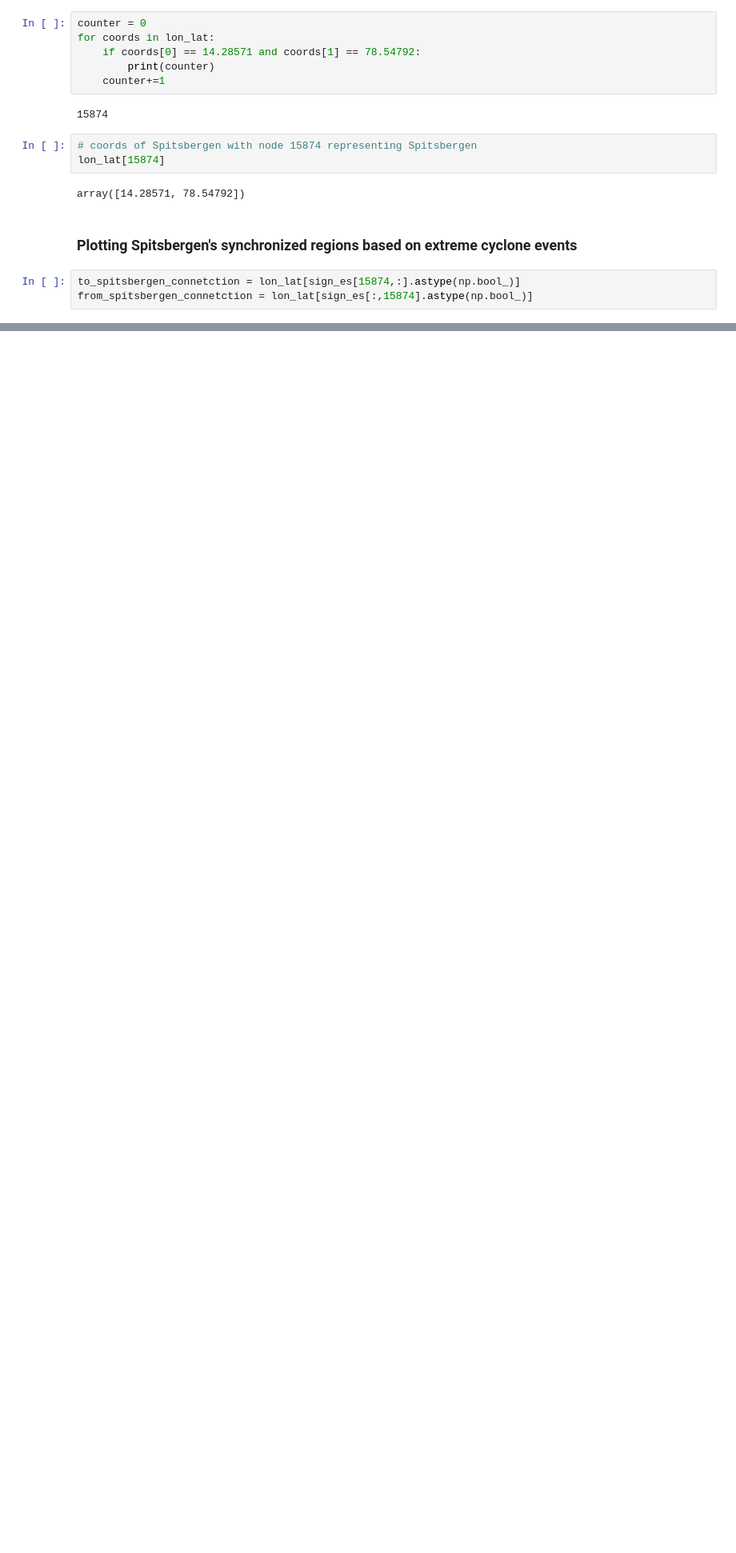
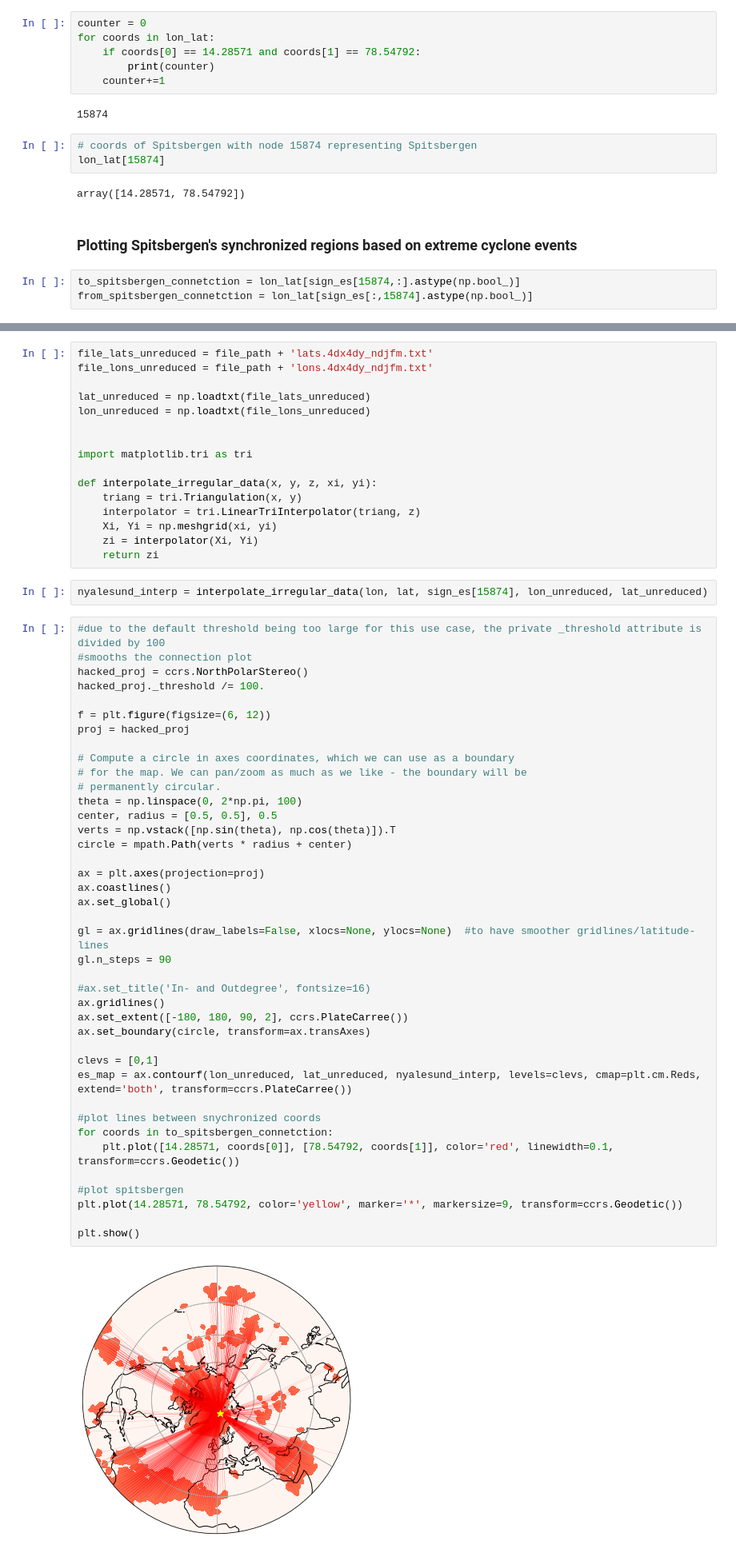
Before and after one commit to OzanSahin92/MtPlus, a Jupyter notebook: notebooks/Es_Maps.ipynb, the cells around one changed output, grey strips where cells are left out. Shown: that part at 80% size. Saved outputs shown, nothing was run; the diff lists cells and outputs as text; blank space fills up the shorter version.

```diff
--- a/notebooks/Es_Maps.ipynb
+++ b/notebooks/Es_Maps.ipynb
@@ -178,0 +181,60 @@ print(to_spitsbergen_connetction.shape, from_spitsbergen_connetction.shape)
+# %%
+file_lats_unreduced = file_path + 'lats.4dx4dy_ndjfm.txt'
+file_lons_unreduced = file_path + 'lons.4dx4dy_ndjfm.txt'
+
+lat_unreduced = np.loadtxt(file_lats_unreduced)
+lon_unreduced = np.loadtxt(file_lons_unreduced)
+
+
+import matplotlib.tri as tri
+
+def interpolate_irregular_data(x, y, z, xi, yi):
+    triang = tri.Triangulation(x, y)
+    interpolator = tri.LinearTriInterpolator(triang, z)
+    Xi, Yi = np.meshgrid(xi, yi)
+    zi = interpolator(Xi, Yi)
+    return zi
+# %%
+nyalesund_interp = interpolate_irregular_data(lon, lat, sign_es[15874], lon_unreduced, lat_unreduced)
+# %%
+#due to the default threshold being too large for this use case, the private _threshold attribute is divided by 100
+#smooths the connection plot
+hacked_proj = ccrs.NorthPolarStereo()
+hacked_proj._threshold /= 100.
+
+f = plt.figure(figsize=(6, 12))
+proj = hacked_proj
+
+# Compute a circle in axes coordinates, which we can use as a boundary
+# for the map. We can pan/zoom as much as we like - the boundary will be
+# permanently circular.
+theta = np.linspace(0, 2*np.pi, 100)
+center, radius = [0.5, 0.5], 0.5
+verts = np.vstack([np.sin(theta), np.cos(theta)]).T
+circle = mpath.Path(verts * radius + center)
+
+ax = plt.axes(projection=proj)
+ax.coastlines()
+ax.set_global()
+
+gl = ax.gridlines(draw_labels=False, xlocs=None, ylocs=None)  #to have smoother gridlines/latitude-lines
+gl.n_steps = 90
+
+#ax.set_title('In- and Outdegree', fontsize=16)
+ax.gridlines()
+ax.set_extent([-180, 180, 90, 2], ccrs.PlateCarree())
+ax.set_boundary(circle, transform=ax.transAxes)
+
+clevs = [0,1]
+es_map = ax.contourf(lon_unreduced, lat_unreduced, nyalesund_interp, levels=clevs, cmap=plt.cm.Reds, extend='both', transform=ccrs.PlateCarree())
+
+#plot lines between snychronized coords
+for coords in to_spitsbergen_connetction:
+    plt.plot([14.28571, coords[0]], [78.54792, coords[1]], color='red', linewidth=0.1, transform=ccrs.Geodetic())
+
+#plot spitsbergen
+plt.plot(14.28571, 78.54792, color='yellow', marker='*', markersize=9, transform=ccrs.Geodetic())
+
+plt.show()
+# %% [output]
+[figure, added]
```
Also changed, not shown: parts of 8 cells of this notebook, 15 other files.
